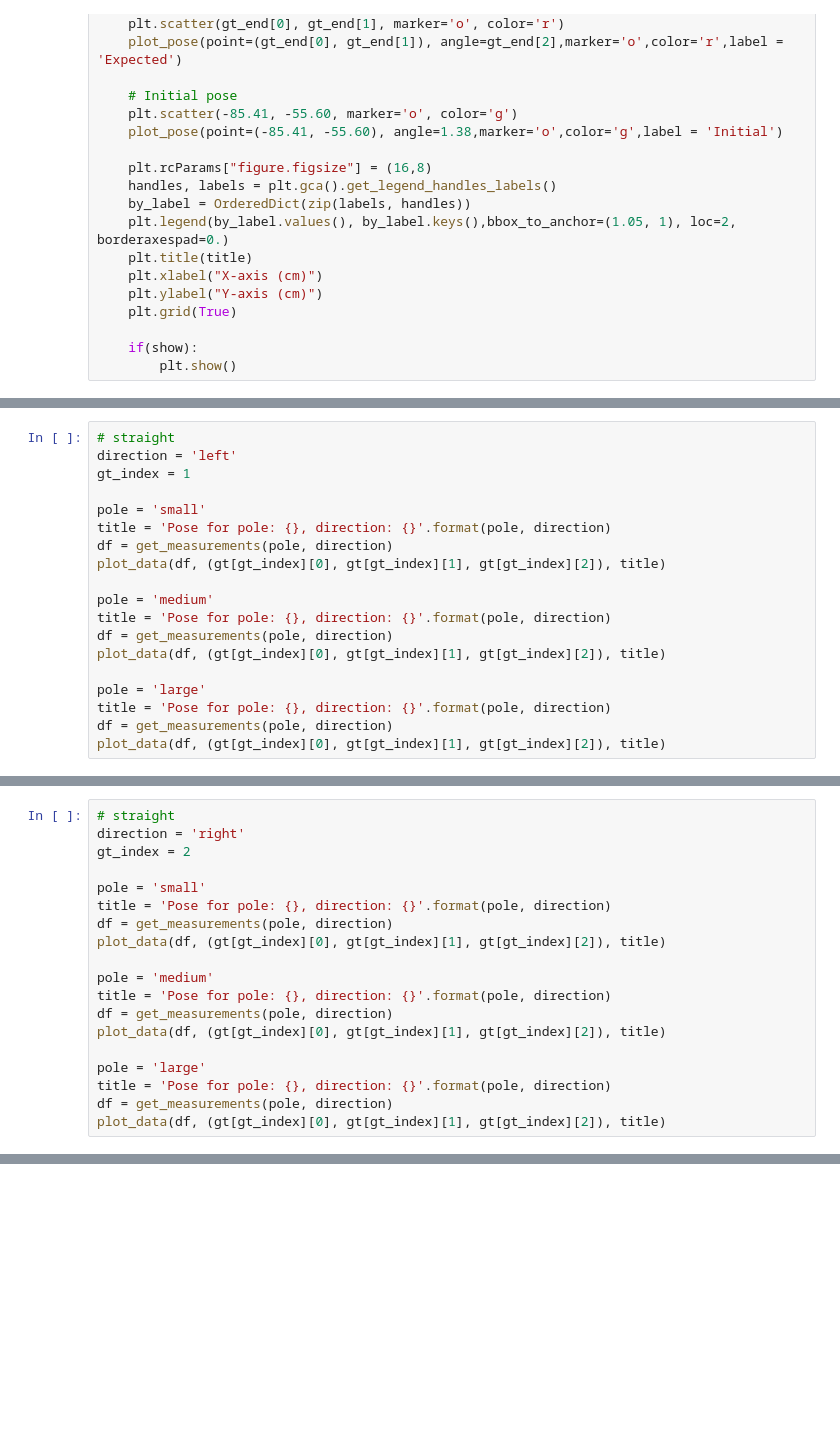
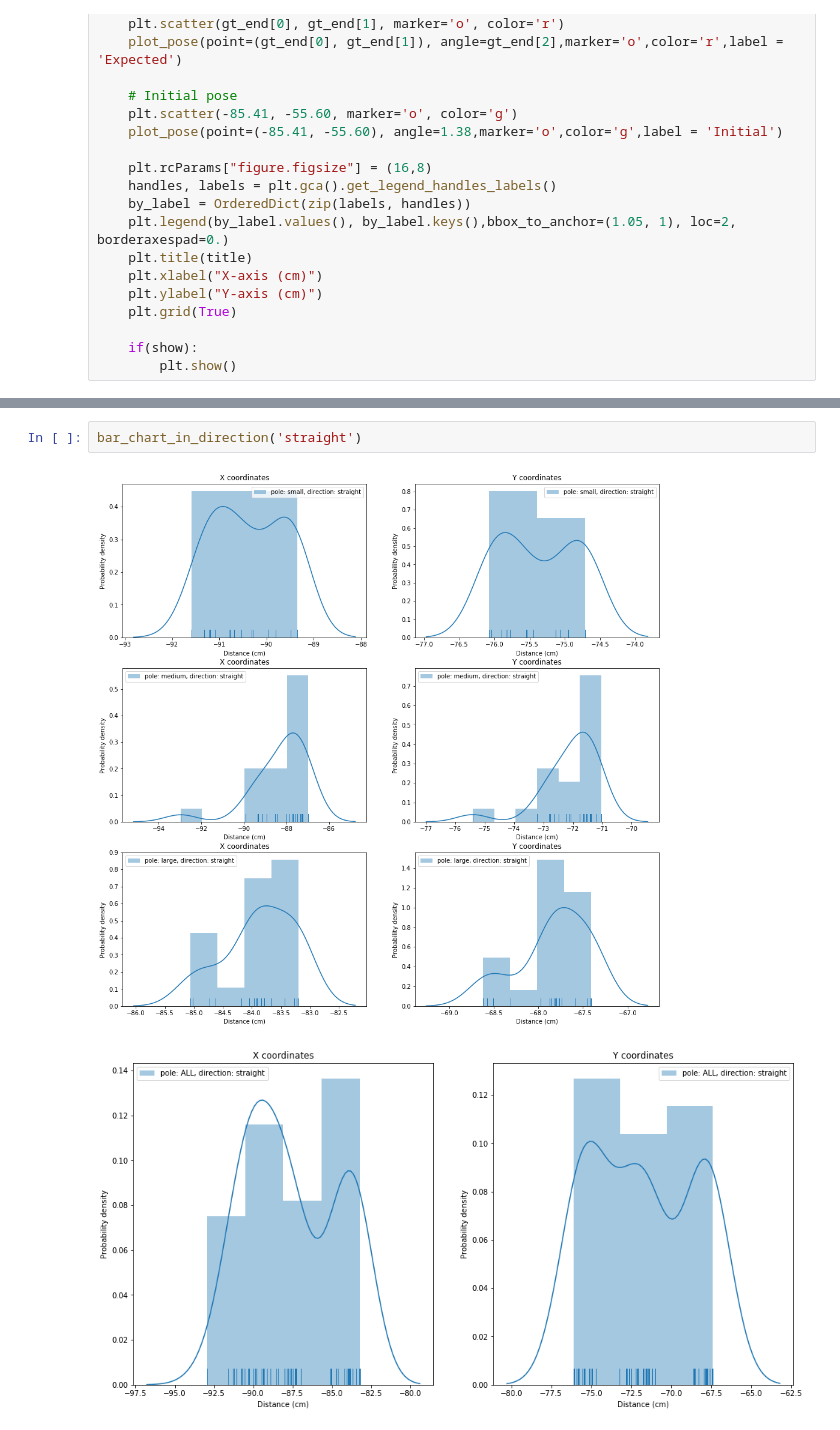
Before and after one commit to debaraj-barua/ScientificExperimentation-ss18, a Jupyter notebook: 05_ youBot_Placing_Experiment/src/pre-porcessing.ipynb, the cells around one changed output, grey strips where cells are left out. Drawn from its saved outputs; the diff is of its cells as text; blank space fills up the shorter version.

Commit message:
[assignment05] Added required visualization and calculation for step 2 of the assignment

```diff
--- a/05_ youBot_Placing_Experiment/src/pre-porcessing.ipynb
+++ b/05_ youBot_Placing_Experiment/src/pre-porcessing.ipynb
@@ -161,19 +159,0 @@ plot_data(df, (gt[gt_index][0], gt[gt_index][1], gt[gt_index][2]), title)
-# %%
-# straight
-direction = 'left'
-gt_index = 1
-
-pole = 'small'
-title = 'Pose for pole: {}, direction: {}'.format(pole, direction)
-df = get_measurements(pole, direction)
-plot_data(df, (gt[gt_index][0], gt[gt_index][1], gt[gt_index][2]), title)
-
-pole = 'medium'
-title = 'Pose for pole: {}, direction: {}'.format(pole, direction)
-df = get_measurements(pole, direction)
-plot_data(df, (gt[gt_index][0], gt[gt_index][1], gt[gt_index][2]), title)
-
-pole = 'large'
-title = 'Pose for pole: {}, direction: {}'.format(pole, direction)
-df = get_measurements(pole, direction)
-plot_data(df, (gt[gt_index][0], gt[gt_index][1], gt[gt_index][2]), title)
@@ -184,19 +159,0 @@ plot_data(df, (gt[gt_index][0], gt[gt_index][1], gt[gt_index][2]), title)
-# %%
-# straight
-direction = 'right'
-gt_index = 2
-
-pole = 'small'
-title = 'Pose for pole: {}, direction: {}'.format(pole, direction)
-df = get_measurements(pole, direction)
-plot_data(df, (gt[gt_index][0], gt[gt_index][1], gt[gt_index][2]), title)
-
-pole = 'medium'
-title = 'Pose for pole: {}, direction: {}'.format(pole, direction)
-df = get_measurements(pole, direction)
-plot_data(df, (gt[gt_index][0], gt[gt_index][1], gt[gt_index][2]), title)
-
-pole = 'large'
-title = 'Pose for pole: {}, direction: {}'.format(pole, direction)
-df = get_measurements(pole, direction)
-plot_data(df, (gt[gt_index][0], gt[gt_index][1], gt[gt_index][2]), title)
@@ -206,0 +267,5 @@ plot_data(df, (gt[gt_index][0], gt[gt_index][1], gt[gt_index][2]), title)
+# %%
+bar_chart_in_direction('straight')
+# %% [output]
+[figure, added]
+[figure, added]
```
Also changed, not shown: parts of 15 cells of this notebook.
